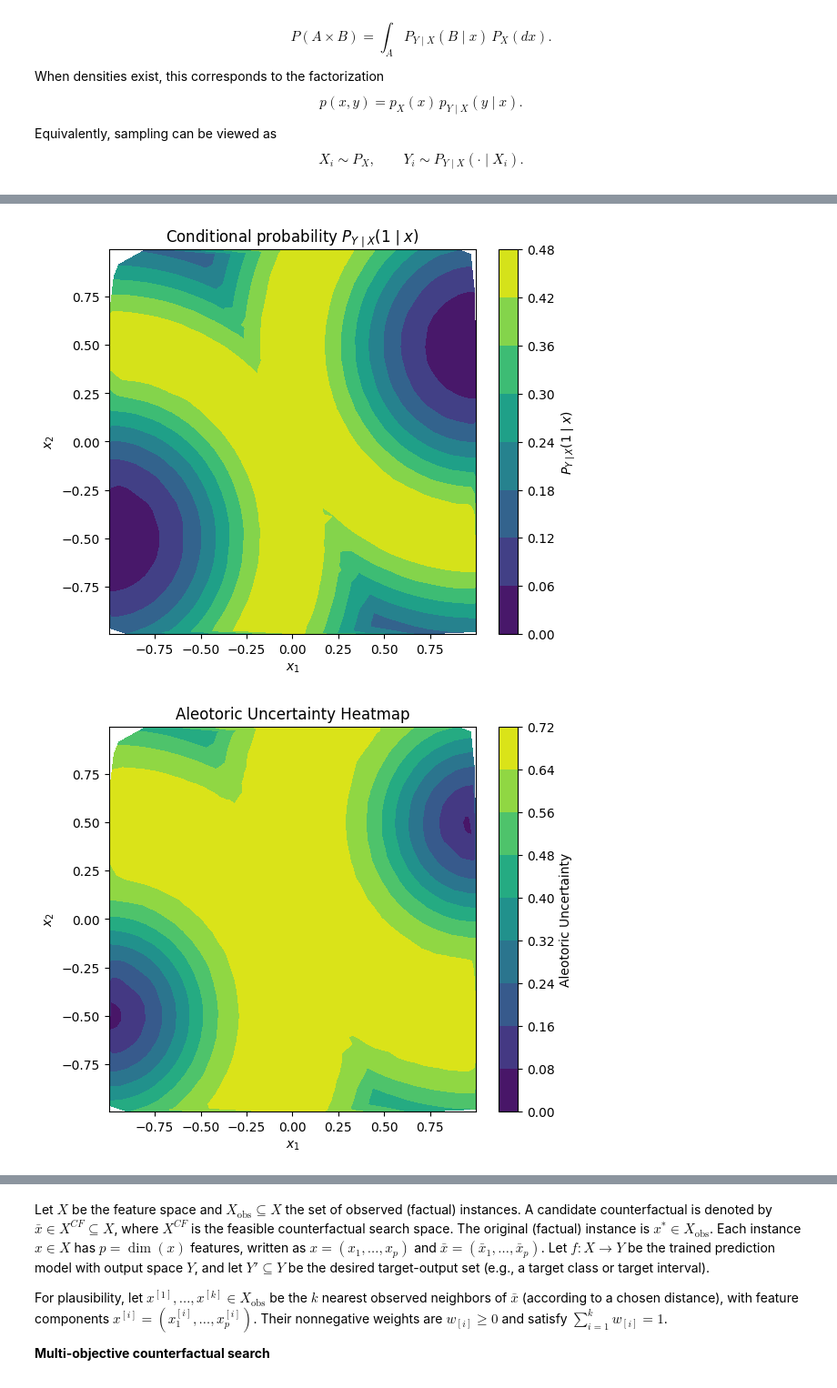
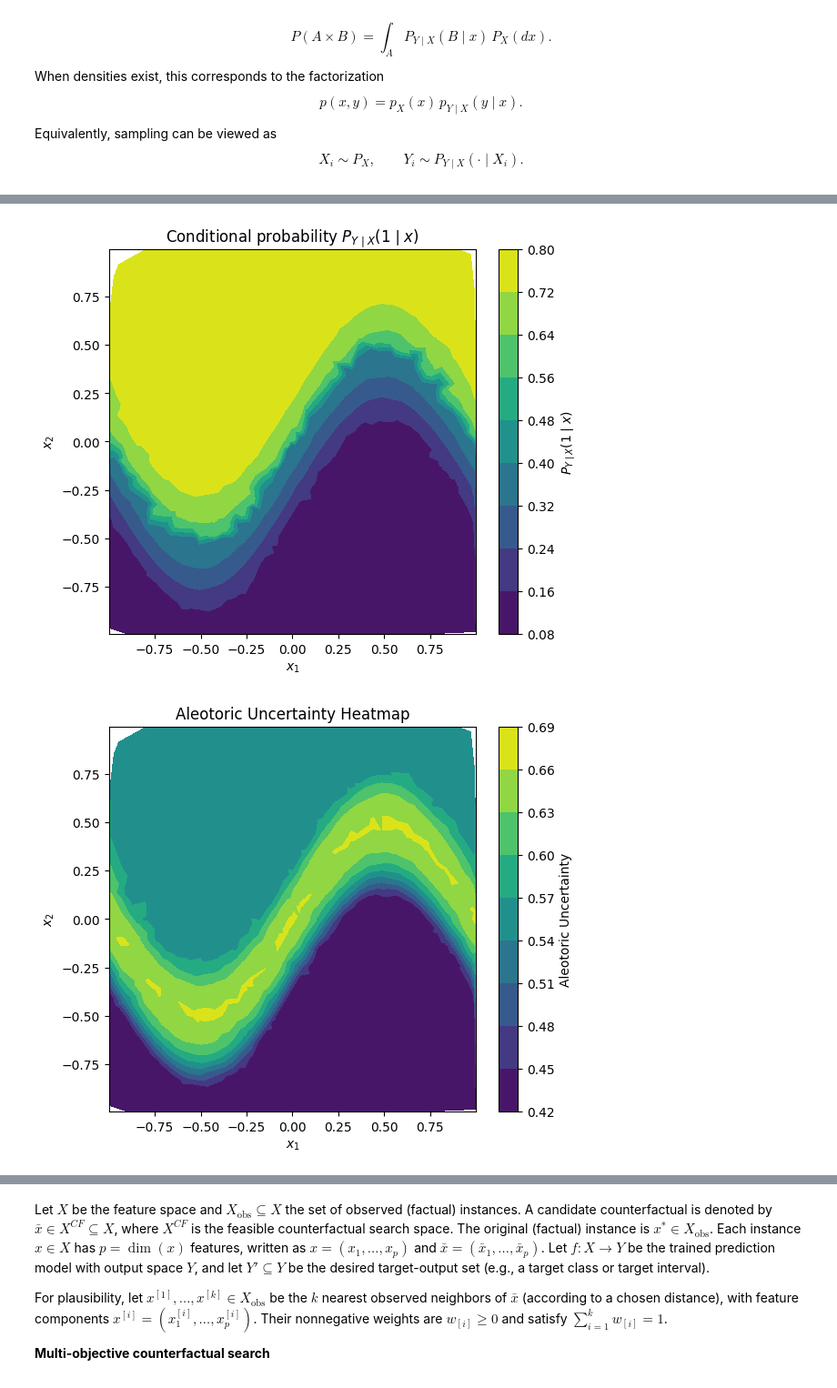
Before and after one commit to 42logos/uamocf, a Jupyter notebook: nd_mmo.ipynb, the cells around one changed output, grey strips where cells are left out. Shown at 91% size. Drawn from its saved outputs; the diff is of its cells as text; code cells hidden in the pictures.

```diff
--- a/nd_mmo.ipynb
+++ b/nd_mmo.ipynb
@@ -99,24 +99,20 @@ def boundary_focus_prob(
 
 def moon_focus_prob(
     X: np.ndarray,
-    sigma=0.5, # controls how fast uncertainty decays away from boundary
-    max_uncertainty=0.95
+    sigma=0.4, # controls how fast uncertainty decays away from boundary
+    max_uncertainty=0.75,
+    min_uncertainty=0.15,
 ) -> np.ndarray:
     X = np.asarray(X)
 
     if X.ndim == 1:
         X = X.reshape(1, -1)
     x1, x2 = X[:, 0], X[:, 1]
-    # distance to upper moon boundary
-    d1 = np.abs(np.sqrt((x1 - 1) ** 2 + (x2 - 0.5) ** 2) - 1)
-    # distance to lower moon boundary
-    d2 = np.abs(np.sqrt((x1 + 1) ** 2 + (x2 + 0.5) ** 2) - 1)
-
-    dist_to_boundary = np.minimum(d1, d2)
+    decision_boundary = np.sin(np.pi * x1)/2
+    dist_to_boundary = np.abs(x2 - decision_boundary)
     alpha = max_uncertainty * np.exp(-(dist_to_boundary / sigma) ** 2)
-
-    p1 = 0.5 * alpha
-    return np.clip(p1, 0.0, max_uncertainty)
+    p1 = 0.5 * alpha + (1 - alpha) * (x2 > decision_boundary).astype(float)
+    return np.clip(p1, min_uncertainty, max_uncertainty)
 
 def Aleotoric_Uncertainty_prob(
     p_fn # callable that maps X to P_{Y|X}(1|x)
@@ -199,5 +195,5 @@ plt.show()
-[figure, old version]
+[figure, new version]
-[figure, old version]
+[figure, new version]
 # %%
 
 
```
Also changed, not shown: parts of 19 cells of this notebook, 22 other files.
